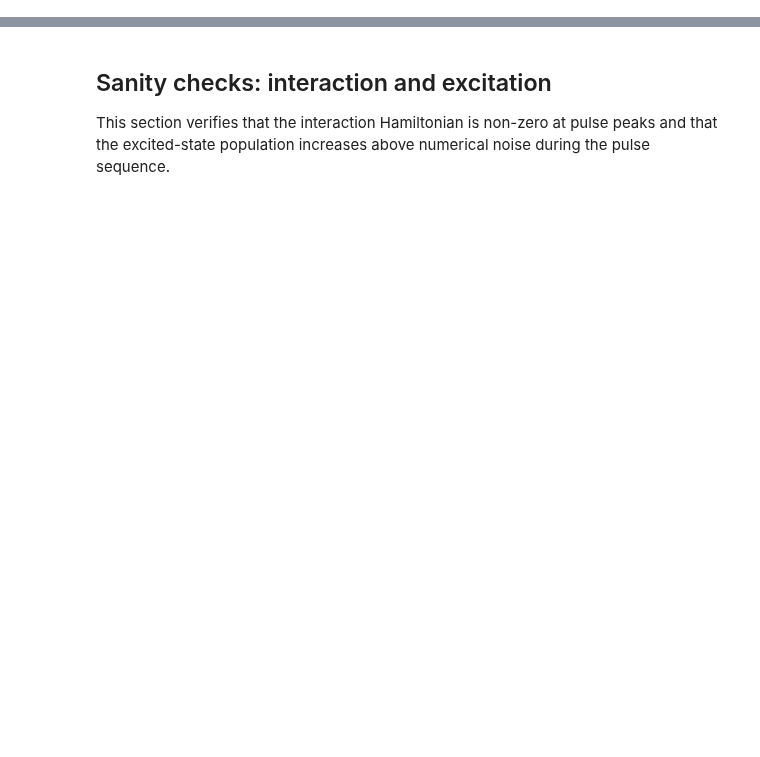
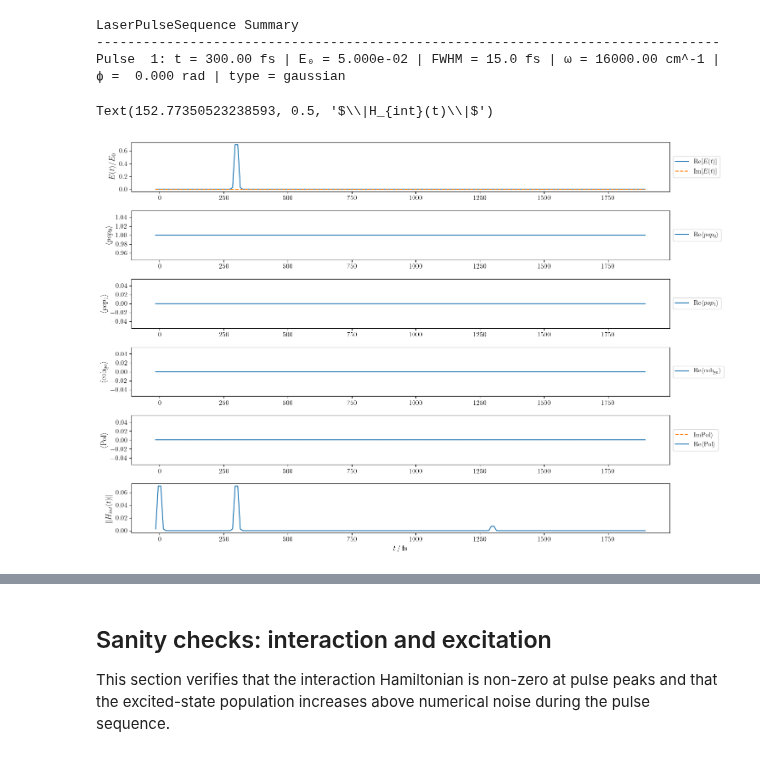
Before and after one commit to LBPhysics/2025_master_thesis_leopold_bodamer, a Jupyter notebook: code/python/notebooks/test_spectroscopy.ipynb, the cells around one changed output, grey strips where cells are left out. Drawn from its saved outputs; the diff is of its cells as text; code cells hidden in the pictures; blank space fills up the shorter version.

```diff
--- a/code/python/notebooks/test_spectroscopy.ipynb
+++ b/code/python/notebooks/test_spectroscopy.ipynb
@@ -63,3 +39,61 @@ Pe range: 0.0 → 0.9999642992426884  (Δ = 0.9999642992426884 )
+# %%
+from qutip import mesolve, brmesolve, expect, basis
+ode_solver = sim_oqs.simulation_config.ode_solver
+sim_i = sim_with_only_pulses(sim_oqs, [1])
+print(sim_i.laser)
+
+ode_solver = sim_oqs.simulation_config.ode_solver
+if ode_solver == "BR":
+    # Optional Bloch-Redfield secular cutoff passthrough TODO add to options
+    # sec_cutoff = options.get("sec_cutoff", None)
+    res = brmesolve(
+        H=sim_i.evo_obj,
+        psi0=sim_i.system.psi_ini,
+        tlist=sim_i.times_local,
+    )
+else:
+    res = mesolve(
+        H=sim_i.evo_obj,
+        rho0=sim_i.system.psi_ini,
+        tlist=sim_i.times_local,
+    )
+
+det_states = res.states
+# Times for plotting/expectation values
+times = res.times
+rwa_sl = sim_i.simulation_config.rwa_sl
+
+# Compute expectation values; pass dipole in the same basis as evolution (eigenbasis)
+dipole_op_eig = sim_i.system.to_eigenbasis(sim_i.system.dipole_op)
+expectation_values = get_expect_vals_with_RWA(
+    det_states,
+    times,
+    sim_i.system.n_atoms,
+    sim_i.observable_ops,
+    sim_i.laser.carrier_freq_fs,
+    rwa_sl=rwa_sl,
+    dipole_op=dipole_op_eig,
+)
+
+fig, axes = plt.subplots(6, 1, figsize=(15, 10))
+fig_evo = plot_example_evo(
+    times,
+    expectation_values,
+    sim_i.laser,
+    rwa_sl=rwa_sl,
+    observable_strs=sim_i.observable_strs,
+    ax=axes
+)
+norms_all = np.array([sim_oqs.H_int_sl(t).norm() for t in times])
+
+axes[-1].plot(times, norms_all)
+axes[-1].set_ylabel(r"$\|H_{int}(t)\|$")
+# %% [output]
+LaserPulseSequence Summary
+--------------------------------------------------------------------------------
+Pulse  1: t = 300.00 fs | E₀ = 5.000e-02 | FWHM = 15.0 fs | ω = 16000.00 cm^-1 | ϕ =  0.000 rad | type = gaussian
+Text(152.77350523238593, 0.5, '$\\|H_{int}(t)\\|$')
+[figure, added]
 # %%
 # NOTE: To change delays
 
```
Also changed, not shown: parts of 10 cells of this notebook, 3 other files.
